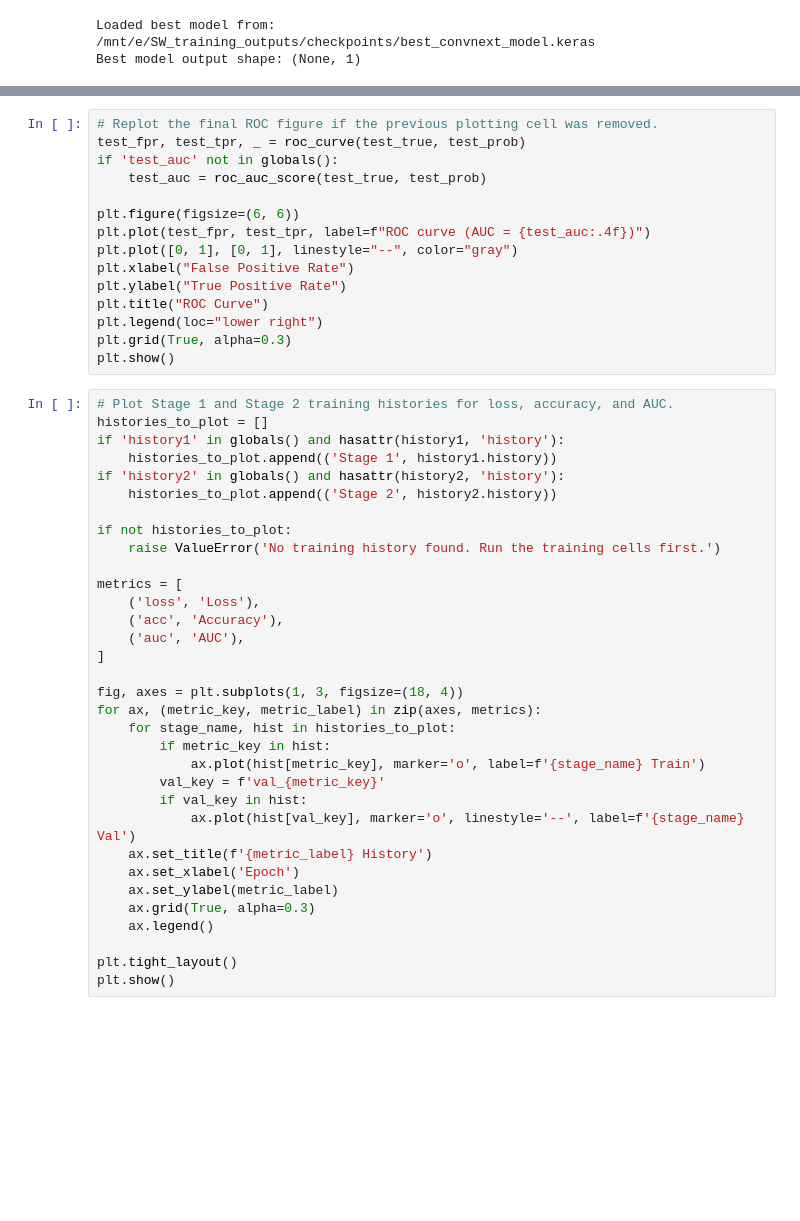
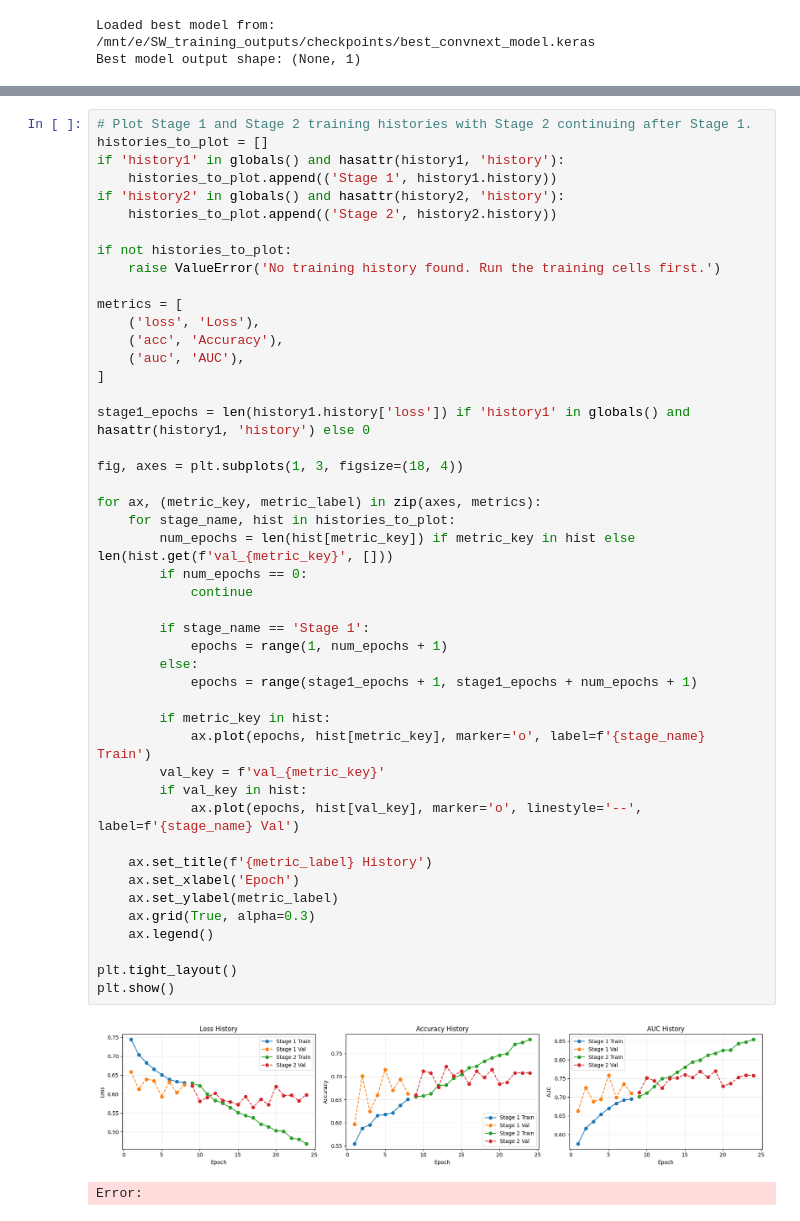
Before and after one commit to sylviaaaai/Mammogram-ROI-Classification, a Jupyter notebook: ConvNeXt.ipynb, the cells around one changed output, grey strips where cells are left out. Drawn from its saved outputs; the diff is of its cells as text; blank space fills up the shorter version.

```diff
--- a/ConvNeXt.ipynb
+++ b/ConvNeXt.ipynb
@@ -511,48 +530,49 @@ weighted avg       0.72      0.72      0.72       278
-# %%
-# Replot the final ROC figure if the previous plotting cell was removed.
-test_fpr, test_tpr, _ = roc_curve(test_true, test_prob)
-if 'test_auc' not in globals():
-    test_auc = roc_auc_score(test_true, test_prob)
-
-plt.figure(figsize=(6, 6))
-plt.plot(test_fpr, test_tpr, label=f"ROC curve (AUC = {test_auc:.4f})")
-plt.plot([0, 1], [0, 1], linestyle="--", color="gray")
-plt.xlabel("False Positive Rate")
-plt.ylabel("True Positive Rate")
-plt.title("ROC Curve")
-plt.legend(loc="lower right")
-plt.grid(True, alpha=0.3)
-plt.show()
 # %%
-# Plot Stage 1 and Stage 2 training histories for loss, accuracy, and AUC.
+# Plot Stage 1 and Stage 2 training histories with Stage 2 continuing after Stage 1.
 histories_to_plot = []
 if 'history1' in globals() and hasattr(history1, 'history'):
     histories_to_plot.append(('Stage 1', history1.history))
 if 'history2' in globals() and hasattr(history2, 'history'):
     histories_to_plot.append(('Stage 2', history2.history))
 
 if not histories_to_plot:
     raise ValueError('No training history found. Run the training cells first.')
 
 metrics = [
     ('loss', 'Loss'),
     ('acc', 'Accuracy'),
     ('auc', 'AUC'),
 ]
 
+stage1_epochs = len(history1.history['loss']) if 'history1' in globals() and hasattr(history1, 'history') else 0
+
 fig, axes = plt.subplots(1, 3, figsize=(18, 4))
+
 for ax, (metric_key, metric_label) in zip(axes, metrics):
     for stage_name, hist in histories_to_plot:
+        num_epochs = len(hist[metric_key]) if metric_key in hist else len(hist.get(f'val_{metric_key}', []))
+        if num_epochs == 0:
+            continue
+
+        if stage_name == 'Stage 1':
+            epochs = range(1, num_epochs + 1)
+        else:
+            epochs = range(stage1_epochs + 1, stage1_epochs + num_epochs + 1)
+
         if metric_key in hist:
-            ax.plot(hist[metric_key], marker='o', label=f'{stage_name} Train')
+            ax.plot(epochs, hist[metric_key], marker='o', label=f'{stage_name} Train')
         val_key = f'val_{metric_key}'
         if val_key in hist:
-            ax.plot(hist[val_key], marker='o', linestyle='--', label=f'{stage_name} Val')
+            ax.plot(epochs, hist[val_key], marker='o', linestyle='--', label=f'{stage_name} Val')
+
     ax.set_title(f'{metric_label} History')
     ax.set_xlabel('Epoch')
     ax.set_ylabel(metric_label)
     ax.grid(True, alpha=0.3)
     ax.legend()
 
 plt.tight_layout()
 plt.show()
+# %% [output]
+[figure, added]
+Error:
```
Also changed, not shown: parts of 9 cells of this notebook, 4 other files.
